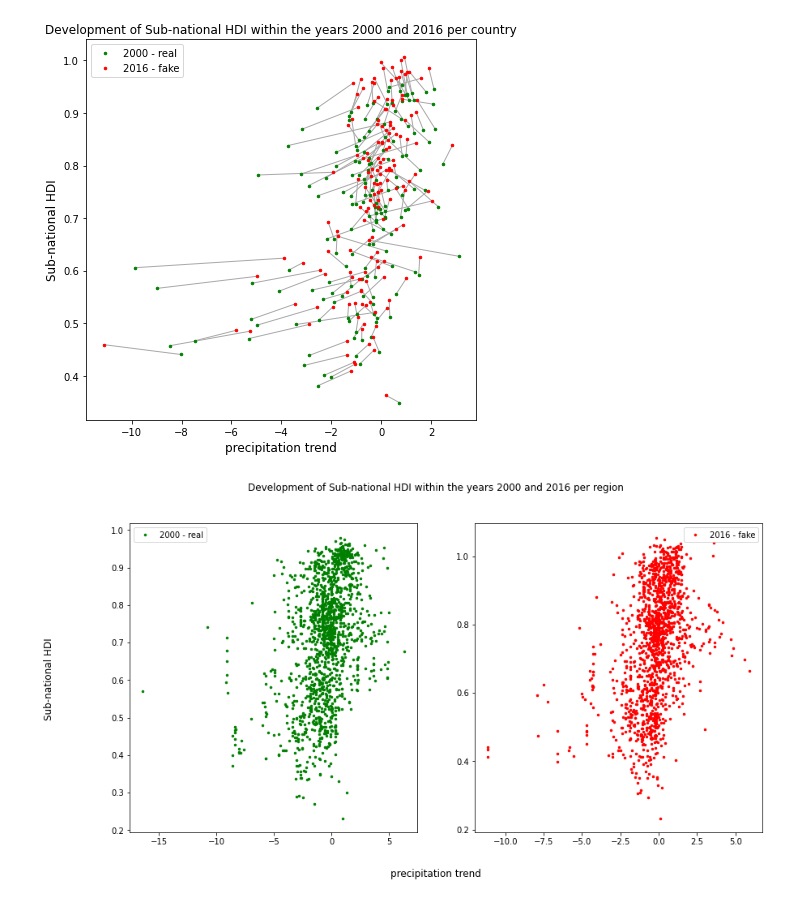
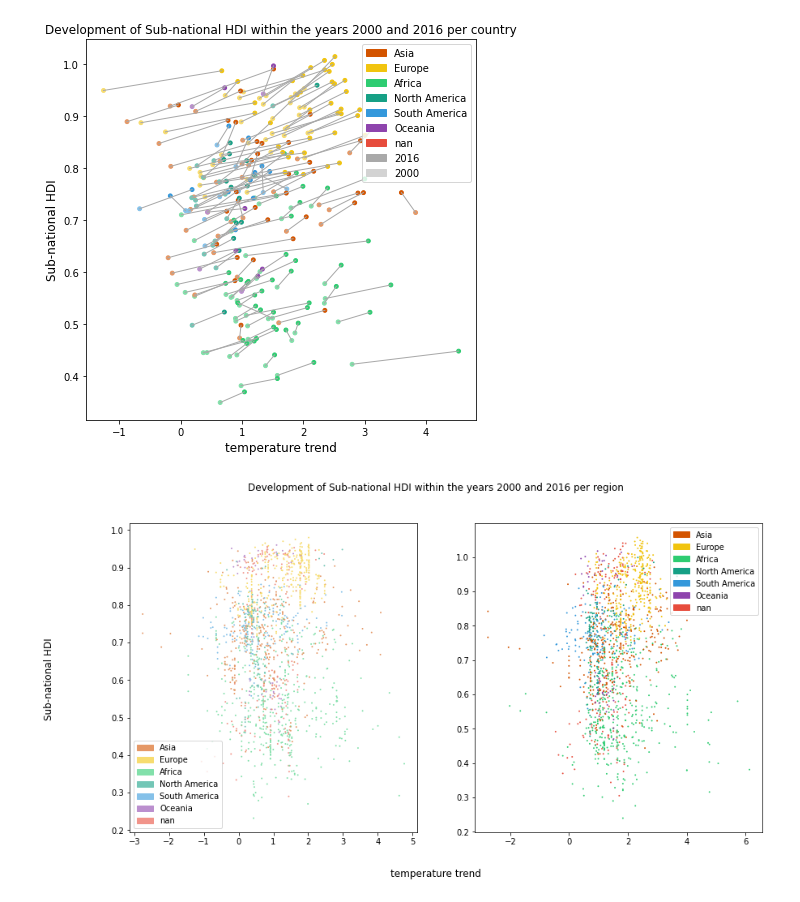
Before and after one commit to mcc-apsis/CVM3, a Jupyter notebook: figure_impact.ipynb, the cells around one changed output. Saved outputs shown, nothing was run; the diff lists cells and outputs as text; code cells hidden in the pictures.

Commit message:
added continent color code and temperature data

```diff
--- a/figure_impact.ipynb
+++ b/figure_impact.ipynb
@@ -21,0 +22,5 @@ df = df.merge(prec, how="left", left_on=['year','GDLCODE'], right_on=['year', 'G
+# %%
+# merge climate data and indicator
+df = df.merge(prec, how="left", left_on=['year','GDLCODE'], right_on=['year', 'GDLcode'] ).drop(columns='GDLcode')
+df = df.merge(temp, how="left", left_on=['year','GDLCODE'], right_on=['year', 'GDLcode']  ).drop(columns='GDLcode')
+df = df.merge(cont_country, how='left', on='Country')
@@ -23,46 +37,72 @@ df = df.merge(prec, how="left", left_on=['year','GDLCODE'], right_on=['year', 'G
 year1 = 2000
 year2 = 2016
 soc_data = "Sub-national HDI"
-climate_data = 'precipitation_trend'
+climate_data = 'temperature_trend'
 
+bright_cols = ['#e59866','#f7dc6f','#82e0aa','#73c6b6','#85c1e9','#bb8fce','#f1948a']
+solid_cols = ['#d35400','#f1c40f','#2ecc71','#16a085','#3498db','#8e44ad','#e74c3c']
+colors = pd.DataFrame.from_dict({
+    'Continent': df.Continent.unique(),
+    'bright_color': bright_cols,
+    'solid_color': solid_cols
+})
 
-df_pivot = df.pivot(index='GDLCODE', columns='year', values=[soc_data, climate_data])
+df_pivot = df.pivot(index=['Continent','GDLCODE'], columns='year', values=[soc_data, climate_data])
 df_pivot.columns = [f'{i[0]}_{i[1]}' for i in df_pivot.columns]
+df_pivot = df_pivot.reset_index()
+df_pivot = df_pivot.merge(colors, how='left', on='Continent')
 
-df_country = df.groupby(['Country', 'year']).mean([soc_data, climate_data]).reset_index()
-df_country_pivot = df_country.pivot(index='Country', columns='year', values=[soc_data, climate_data])
+df_country = df.groupby(['Country','Continent', 'year']).mean([soc_data, climate_data]).reset_index()
+df_country_pivot = df_country.pivot(index=['Continent','Country'], columns='year', values=[soc_data, climate_data])
 df_country_pivot.columns = [f'{i[0]}_{i[1]}' for i in df_country_pivot.columns]
+df_country_pivot = df_country_pivot.reset_index()
+df_country_pivot = df_country_pivot.merge(colors, how='left', on='Continent')
 # %%
 # development on country level because of too many data points
+import matplotlib.patches as mpatches #Ellipse
 fig, ax = plt.subplots(figsize=(7,7))
 
 for i, row in df_country_pivot.iterrows():
     plt.plot([row[f'{climate_data}_{year1}'], row[f'{climate_data}_{year2}']],
              [row[f'{soc_data}_{year1}'], row[f'{soc_data}_{year2}']],
              color='darkgrey', ms=0, linewidth=1
             )
-plt.plot(df_country_pivot[f'{climate_data}_{year1}'], df_country_pivot[f'{soc_data}_{year1}'], color='green', marker='.', linewidth=0, ms=5, label=f'{year1} - real')
-plt.plot(df_country_pivot[f'{climate_data}_{year2}'], df_country_pivot[f'{soc_data}_{year2}'], color='red', marker='.', linewidth=0, ms=5, label=f'{year2} - fake')
-plt.xlabel('precipitation trend', size=12)
+plt.scatter(df_country_pivot[f'{climate_data}_{year1}'], df_country_pivot[f'{soc_data}_{year1}'], color=df_country_pivot.bright_color, s=15, label=f'{year1} - real')
+plt.scatter(df_country_pivot[f'{climate_data}_{year2}'], df_country_pivot[f'{soc_data}_{year2}'], color=df_country_pivot.solid_color, s=15, label=f'{year2} - fake')
+plt.xlabel('temperature trend', size=12)
 plt.ylabel(soc_data,size=12)
 plt.title(f'Development of {soc_data} within the years {year1} and {year2} per country')
-plt.legend()
-fig.savefig('one_plot.png')
+
+legend_labels = []
+for i, row in colors.iterrows():
+    legend_labels.append(mpatches.Patch(color=row.solid_color, label=row.Continent))
+legend_labels.extend([
+    mpatches.Patch(color='darkgrey', label=str(year2)),
+    mpatches.Patch(color='lightgrey', label=str(year1))
+])
+plt.legend(handles=legend_labels)
+fig.savefig('temp_hdi_one_plot.png')
 # %% [output]
-[figure, old version]
+[figure, new version]
 # %%
 # development on country level because of too many data points
 fig, ax = plt.subplots(1, 2, figsize=(14,7))
 fig.suptitle(f'Development of {soc_data} within the years {year1} and {year2} per region')
-fig.supxlabel('precipitation trend', size=12)
+fig.supxlabel('temperature trend', size=12)
 fig.supylabel(soc_data,size=12)
 
-ax[0].plot(df_pivot[f'{climate_data}_{year1}'], df_pivot[f'{soc_data}_{year1}'], color='green', marker='.', linewidth=0, ms=5, label=f'{year1} - real')
-ax[0].legend()
+ax[0].scatter(df_pivot[f'{climate_data}_{year1}'], df_pivot[f'{soc_data}_{year1}'], color=df_pivot.bright_color, marker='.', linewidth=0, s=15, label=f'{year1} - real')
+legend_labels = []
+for i, row in colors.iterrows():
+    legend_labels.append(mpatches.Patch(color=row.bright_color, label=row.Continent))
+ax[0].legend(handles=legend_labels)
 
-ax[1].plot(df_pivot[f'{climate_data}_{year2}'], df_pivot[f'{soc_data}_{year2}'], color='red', marker='.', linewidth=0, ms=5, label=f'{year2} - fake')
-ax[1].legend()
+ax[1].scatter(df_pivot[f'{climate_data}_{year2}'], df_pivot[f'{soc_data}_{year2}'], color=df_pivot.solid_color, marker='.', linewidth=0, s=15, label=f'{year2} - fake')
+legend_labels = []
+for i, row in colors.iterrows():
+    legend_labels.append(mpatches.Patch(color=row.solid_color, label=row.Continent))
+ax[1].legend(handles=legend_labels)
 
-fig.savefig('two_plots.png')
+fig.savefig('temp_hdi_two_plots.png')
 # %% [output]
-[figure, old version]
+[figure, new version]
```
Also changed, not shown: parts of 2 cells of this notebook.
